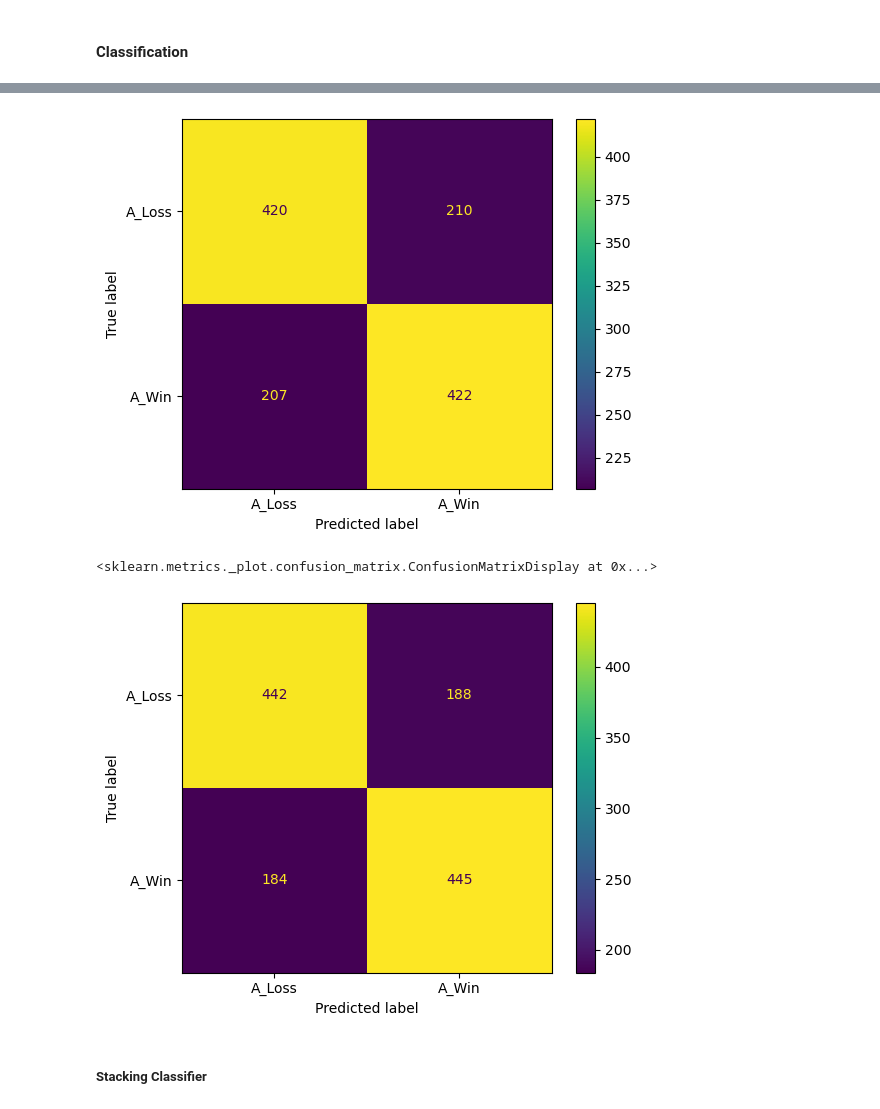
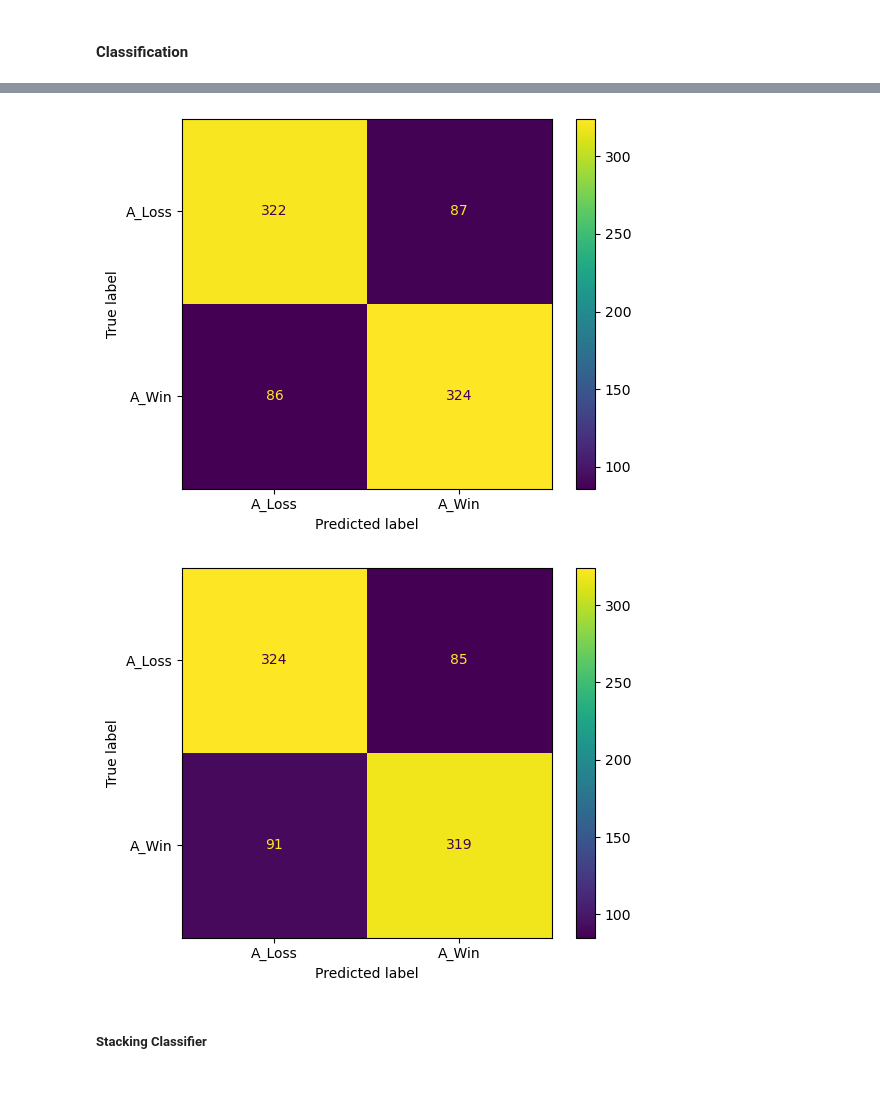
Before and after one commit to heefjones/march_madness, a Jupyter notebook: preds_detailed.ipynb, the cells around one changed output, grey strips where cells are left out. Saved outputs shown, nothing was run; the diff lists cells and outputs as text; code cells hidden in the pictures.

Commit message:
finished running models on detailed data

```diff
--- a/preds_detailed.ipynb
+++ b/preds_detailed.ipynb
@@ -1315,26 +1240,26 @@ A_win
 # %%
 # analyze best logreg
-logreg_model = LogisticRegression(C=311648, n_jobs=-1, random_state=SEED)
+logreg_model = LogisticRegression(n_jobs=-1, random_state=SEED)
 
 # confusion matrix
-logreg_cm = confusion_matrix(mfeatures_diff['A_win'], cross_val_predict(logreg_model, MinMaxScaler().fit_transform(mfeatures_diff.drop(columns=['A_score_diff_adj', 'A_win'])),
-                mfeatures_diff['A_win'], cv=5))
+logreg_cm = confusion_matrix(wfeatures_diff['A_win'], cross_val_predict(logreg_model, MinMaxScaler().fit_transform(wfeatures_diff.drop(columns=['A_score_diff_adj', 'A_win'])),
+                wfeatures_diff['A_win'], cv=5))
 
 ConfusionMatrixDisplay(logreg_cm, display_labels=['A_Loss', 'A_Win']).plot();
 # %% [output]
-[figure, old version]
+[figure, new version]
 # %%
-# analyze best rf
-rf_model = RandomForestClassifier(n_estimators=477, max_samples=0.40, max_features=0.99, max_depth=45, min_samples_split=8, min_samples_leaf=19, n_jobs=-1, random_state=SEED)
+# analyze best xgb
+xgb_model = XGBClassifier(n_estimators=10000, max_depth=2, learning_rate=0.075, gamma=5.48, min_child_weight=7.548, subsample=0.621, colsample_bytree=0.581, reg_alpha=5.087, reg_lambda=2.58,
+                          n_jobs=-1, random_state=SEED)
 
 # confusion matrix
-rf_cm = confusion_matrix(mfeatures_diff['A_win'], cross_val_predict(rf_model, MinMaxScaler().fit_transform(mfeatures_diff.drop(columns=['A_score_diff_adj', 'A_win'])),
-                mfeatures_diff['A_win'], cv=5))
+xgb_cm = confusion_matrix(wfeatures_diff['A_win'], cross_val_predict(xgb_model, MinMaxScaler().fit_transform(wfeatures_diff.drop(columns=['A_score_diff_adj', 'A_win'])),
+                wfeatures_diff['A_win'], cv=5))
 
-ConfusionMatrixDisplay(rf_cm, display_labels=['A_Loss', 'A_Win']).plot();
+ConfusionMatrixDisplay(xgb_cm, display_labels=['A_Loss', 'A_Win']).plot();
 # %% [output]
-<sklearn.metrics._plot.confusion_matrix.ConfusionMatrixDisplay at 0x...>
-[figure, old version]
+[figure, new version]
 # %% [markdown]
 ##### Stacking Classifier
 # %%
```
Also changed, not shown: parts of 13 cells of this notebook, 3 other files.
